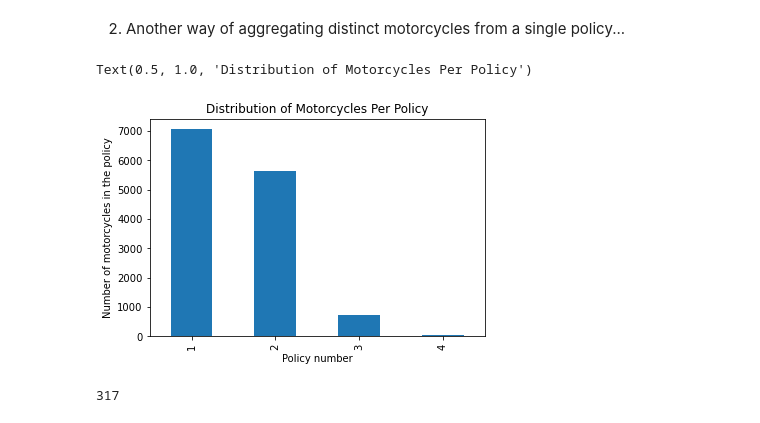
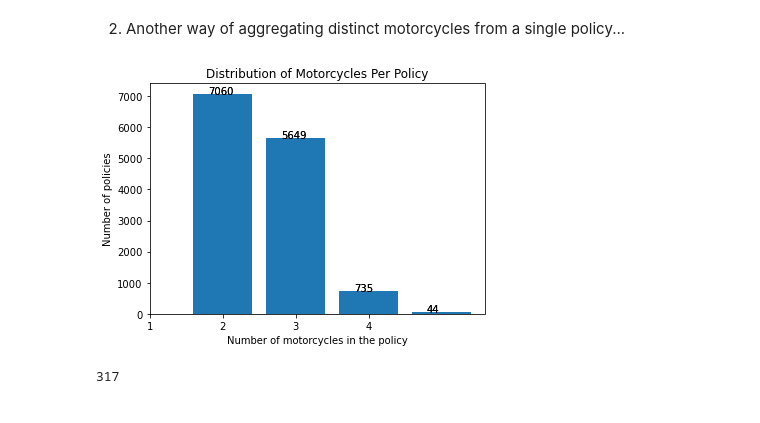
Before and after one commit to npont/ADA_HW, a Jupyter notebook: hw1 (2).ipynb, the cells around one changed output. Saved outputs shown, nothing was run; the diff lists cells and outputs as text; code cells hidden in the pictures.

```diff
--- a/hw1 (2).ipynb
+++ b/hw1 (2).ipynb
@@ -329,14 +350,29 @@ data.head()
 | 4 | Sign Bottom | 5 | 16862.0 | 59292.0 | NaN | ... |
 # %% [markdown]
 2. Another way of aggregating distinct motorcycles from a single policy...
-# %%
-data['motorcycle_count'].value_counts().plot(kind='bar')
-plt.xlabel('Policy number')
-plt.ylabel('Number of motorcycles in the policy')
-plt.title('Distribution of Motorcycles Per Policy')
-# %% [output]
-Text(0.5, 1.0, 'Distribution of Motorcycles Per Policy')
-[figure, removed]
+# %%
+#3.
+barplot = data['motorcycle_count'].value_counts().tolist()
+r1 = [1,2,3,4]
+
+plt.bar(r1, barplot)
+
+plt.xticks([r for r in range(len(r1))], ['1', '2', '3', '4'])
+
+label = data['motorcycle_count'].value_counts().tolist()
+
+for i in range(len(r1)):
+    plt.text(x = r1[i]-0.2 , y = barplot[i]+0.5, s = label[i], size = 10)
+    plt.text(x = r1[i]-0.2 , y = barplot[i]+0.5, s = label[i], size = 10)
+
+plt.subplots_adjust(bottom= 0.2, top = 1)
+plt.xlabel('Number of motorcycles in the policy')
+plt.ylabel('Number of policies')
+plt.title('Distribution of Motorcycles Per Policy')
+
+plt.show()
+# %% [output]
+[figure, added]
 # %%
 data['update_motorcycle4'].count()
 # %% [output]
```
Also changed, not shown: parts of 29 cells of this notebook.
